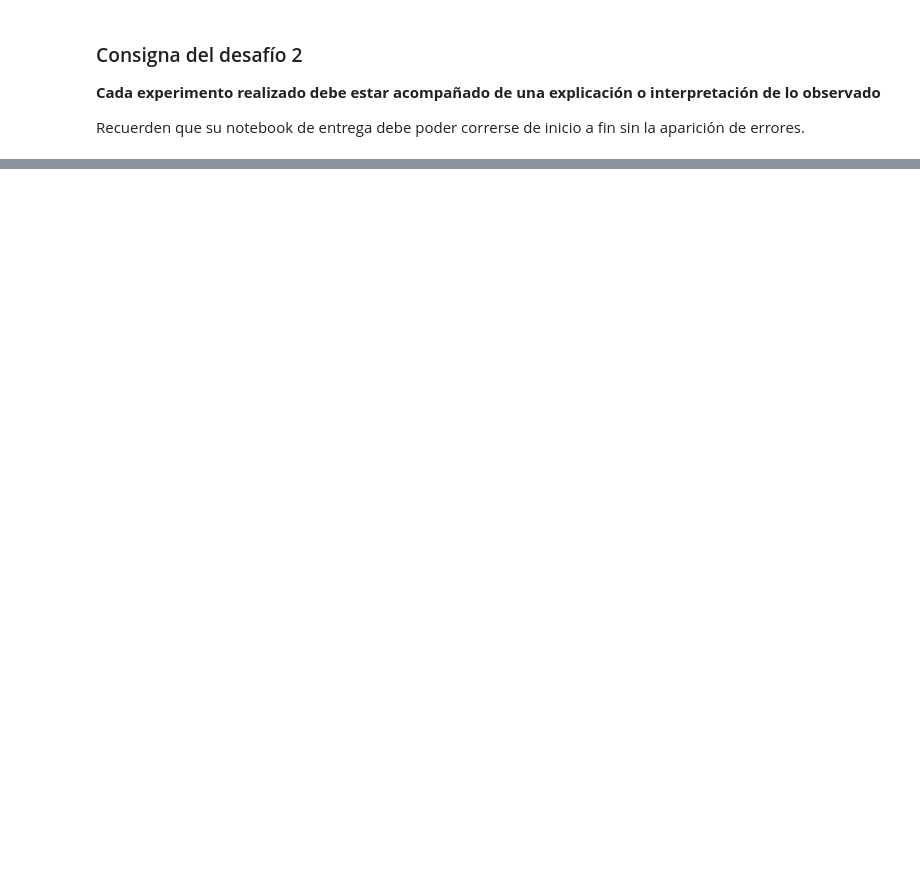
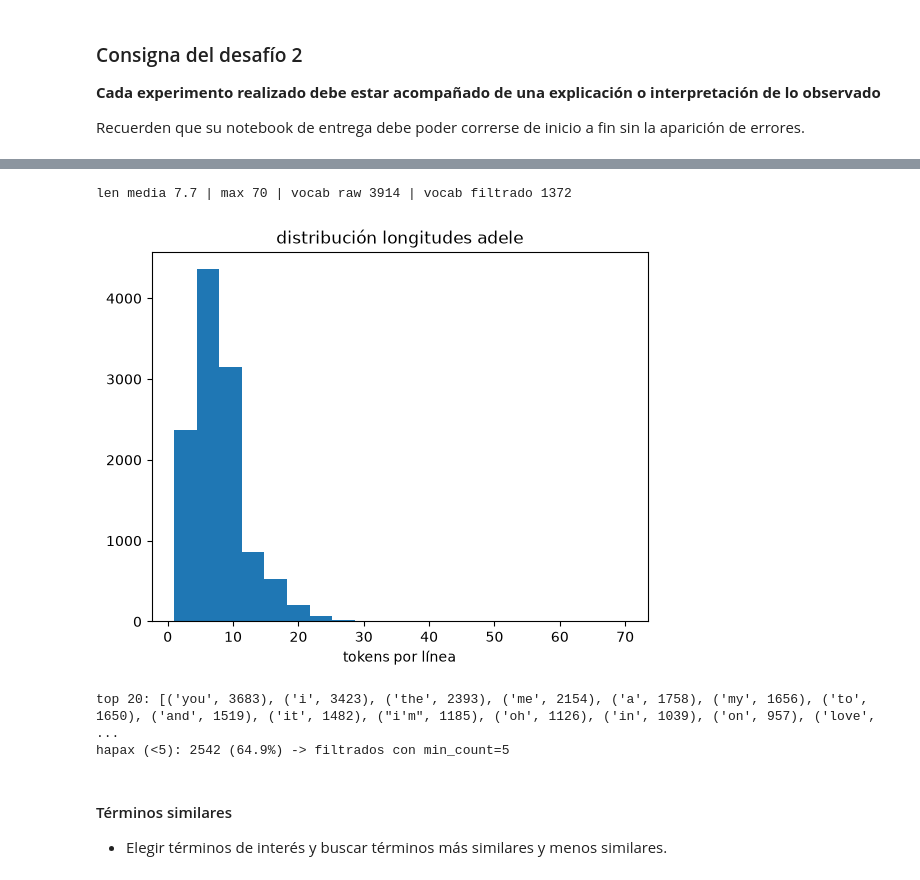
Before and after one commit to ElianaHarriet/CEIA-procesamiento-del-lenguaje-natural-i, a Jupyter notebook: desafio2/Desafio_2.ipynb, the cells around one changed output, grey strips where cells are left out. Cells and saved outputs as stored; diff of their text form; code cells hidden in the pictures; blank space fills up the shorter version.

```diff
--- a/desafio2/Desafio_2.ipynb
+++ b/desafio2/Desafio_2.ipynb
@@ -337,0 +355,15 @@ Recuerden que su notebook de entrega debe poder correrse de inicio a fin sin la
+# %%
+import pandas as pd
+
+dfs = []
+for f in files:
+    # cada línea = un doc; evita sep="\n" que lanza ValueError
+    with open(f, encoding="utf-8", errors="ignore") as fh:
+        lines = [l.strip() for l in fh if l.strip()]
+    df_tmp = pd.DataFrame(lines)
+    df_tmp["source"] = f.stem
+    dfs.append(df_tmp)
+
+df = pd.concat(dfs, ignore_index=True)
+print(f"Docs totales: {len(df)} | fuentes: {df['source'].unique()}")
+df.head()
@@ -337,0 +380,11 @@ Recuerden que su notebook de entrega debe poder correrse de inicio a fin sin la
+# %%
+from tensorflow.keras.preprocessing.text import text_to_word_sequence
+
+sentence_tokens = []
+for _, row in df.iterrows():
+    toks = [t for t in text_to_word_sequence(str(row[0]).lower()) if len(t) > 0]  # filtra tokens vacíos
+    if toks:  # filtra líneas vacías
+        sentence_tokens.append(toks)
+
+print(f"Sentencias tokenizadas: {len(sentence_tokens)}")
+print(sentence_tokens[:2])
@@ -337,0 +462,17 @@ Recuerden que su notebook de entrega debe poder correrse de inicio a fin sin la
+# %%
+import collections, matplotlib.pyplot as plt
+lens = [len(s) for s in sentence_tokens]
+freq = collections.Counter(t for s in sentence_tokens for t in s)
+print(f"len media {sum(lens)/len(lens):.1f} | max {max(lens)} | vocab raw {len(freq)} | vocab filtrado {len(w2v_model.wv.index_to_key)}")
+plt.hist(lens, bins=20); plt.title("distribución longitudes adele"); plt.xlabel("tokens por línea"); plt.show()
+print("top 20:", freq.most_common(20))
+hapax = sum(1 for c in freq.values() if c<5)
+print(f"hapax (<5): {hapax} ({hapax/len(freq)*100:.1f}%) -> filtrados con min_count=5")
+# %% [output]
+len media 7.7 | max 70 | vocab raw 3914 | vocab filtrado 1372
+[figure, added]
+top 20: [('you', 3683), ('i', 3423), ('the', 2393), ('me', 2154), ('a', 1758), ('my', 1656), ('to', 1650), ('and', 1519), ('it', 1482), ("i'm", 1185), ('oh', 1126), ('in', 1039), ('on', 957), ('love', ...
+hapax (<5): 2542 (64.9%) -> filtrados con min_count=5
+# %% [markdown]
+#### Términos similares
+- Elegir términos de interés y buscar términos más similares y menos similares.
```
Also changed, not shown: parts of 13 cells of this notebook.
